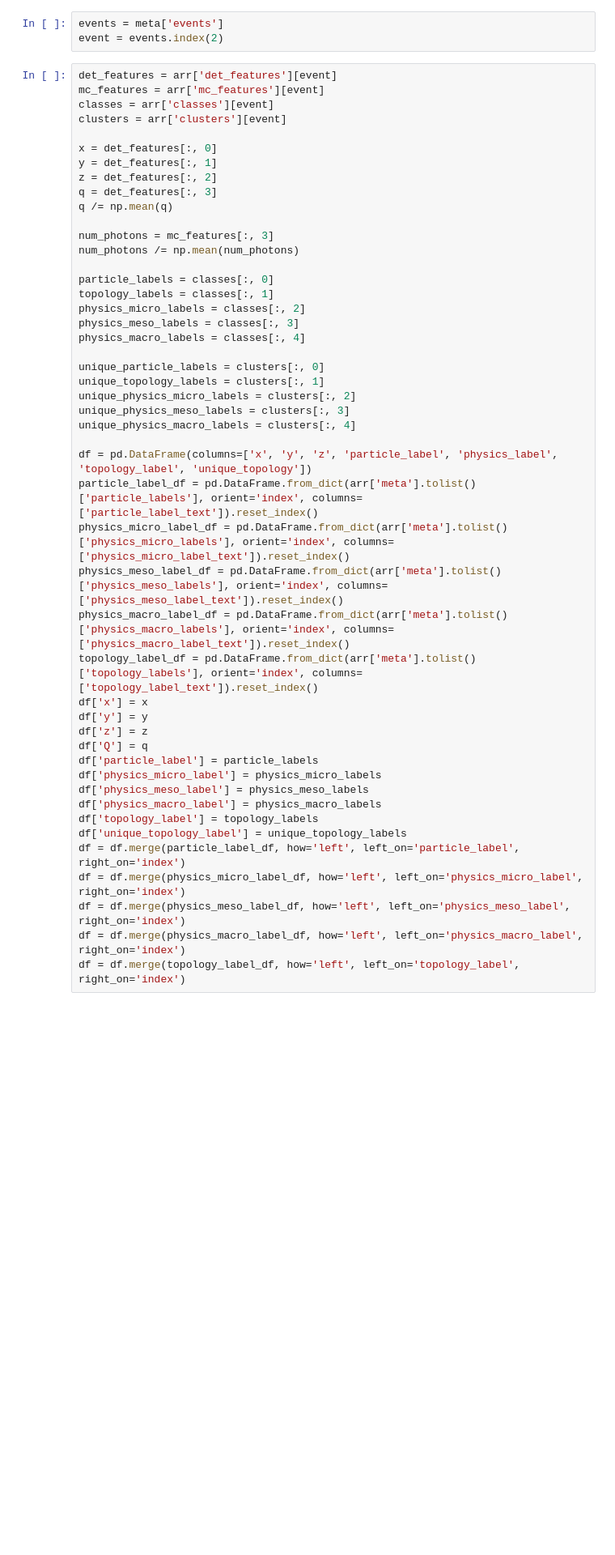
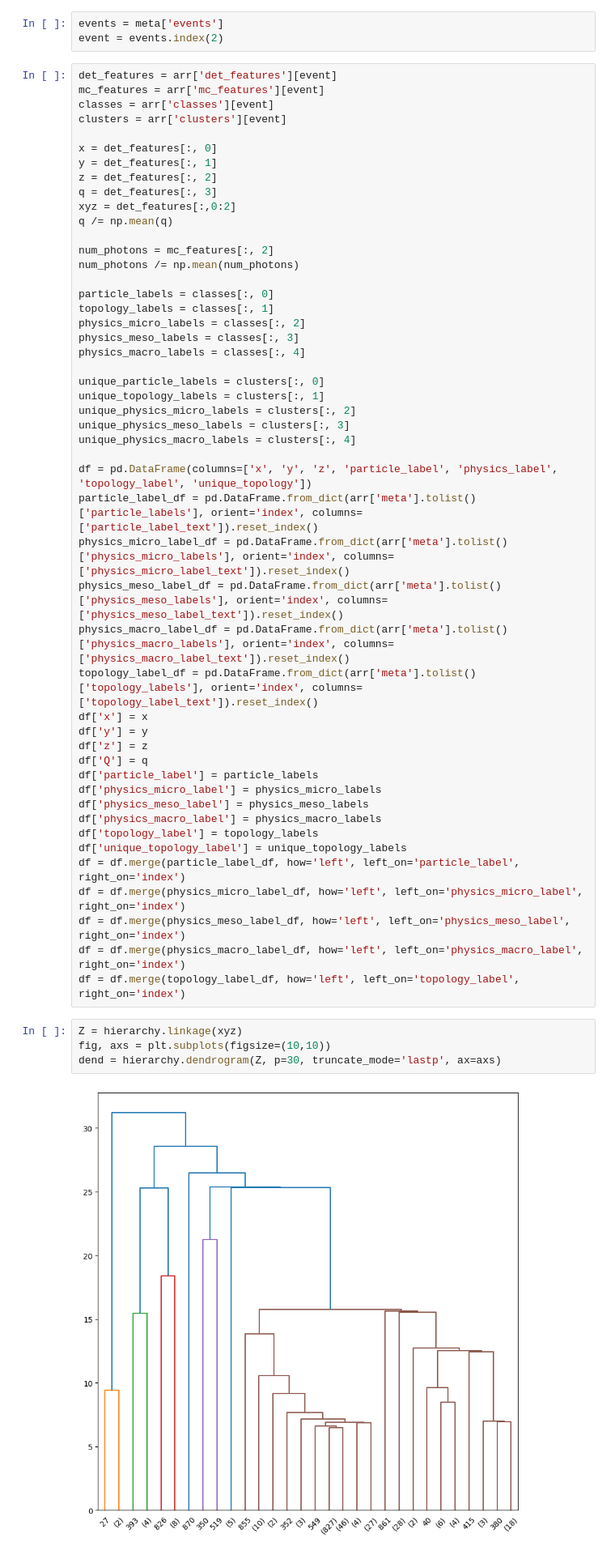
Before and after one commit to Neutron-Calibration-in-DUNE/ArrakisND, a Jupyter notebook: notebooks/test_arrakis.ipynb, the cells around one changed output. Shown at 81% size. Drawn from its saved outputs; the diff is of its cells as text; blank space fills up the shorter version.

```diff
--- a/notebooks/test_arrakis.ipynb
+++ b/notebooks/test_arrakis.ipynb
@@ -47,9 +47,10 @@ x = det_features[:, 0]
 y = det_features[:, 1]
 z = det_features[:, 2]
 q = det_features[:, 3]
+xyz = det_features[:,0:2]
 q /= np.mean(q)
 
-num_photons = mc_features[:, 3]
+num_photons = mc_features[:, 2]
 num_photons /= np.mean(num_photons)
 
 particle_labels = classes[:, 0]
@@ -85,6 +86,12 @@ df = df.merge(physics_micro_label_df, how='left', left_on='physics_micro_label',
 df = df.merge(physics_meso_label_df, how='left', left_on='physics_meso_label', right_on='index')
 df = df.merge(physics_macro_label_df, how='left', left_on='physics_macro_label', right_on='index')
 df = df.merge(topology_label_df, how='left', left_on='topology_label', right_on='index')
+# %%
+Z = hierarchy.linkage(xyz)
+fig, axs = plt.subplots(figsize=(10,10))
+dend = hierarchy.dendrogram(Z, p=30, truncate_mode='lastp', ax=axs)
+# %% [output]
+[figure, added]
 # %%
 fig = plt.figure(figsize=(10,10))
 ax = fig.add_subplot(111, projection='3d')
```
Also changed, not shown: parts of 2 cells of this notebook, 2 other files.
